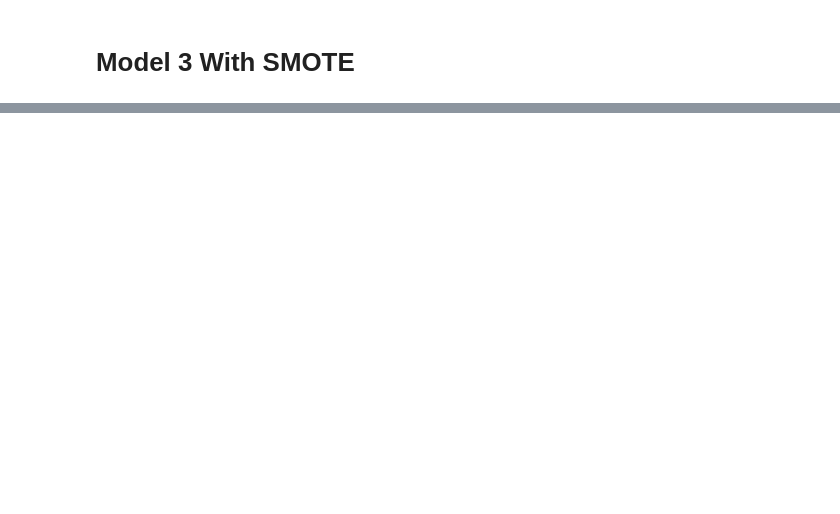
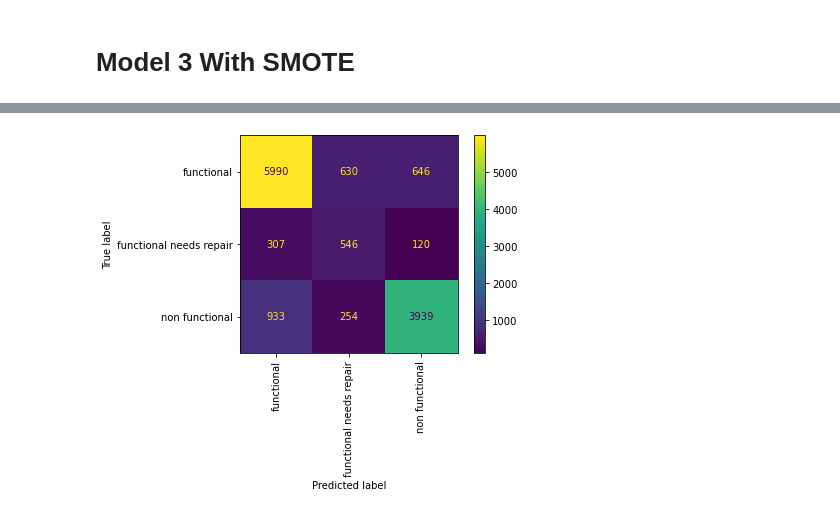
Before and after one commit to fivearm/Phase_3_Project, a Jupyter notebook: random_forest_models.ipynb, the cells around one changed output, grey strips where cells are left out. Drawn from its saved outputs; the diff is of its cells as text; code cells hidden in the pictures; blank space fills up the shorter version.

```diff
--- a/random_forest_models.ipynb
+++ b/random_forest_models.ipynb
@@ -664,0 +671,3 @@ model_pipe_4.score(X_train, y_train)
+# %%
+plot_confusion_matrix(model_pipe_4, X_test, y_test, xticks_rotation='vertical');
+# %% [output]
@@ -664,0 +678 @@ model_pipe_4.score(X_train, y_train)
+[figure, added]
```
Also changed, not shown: parts of 46 cells of this notebook.
